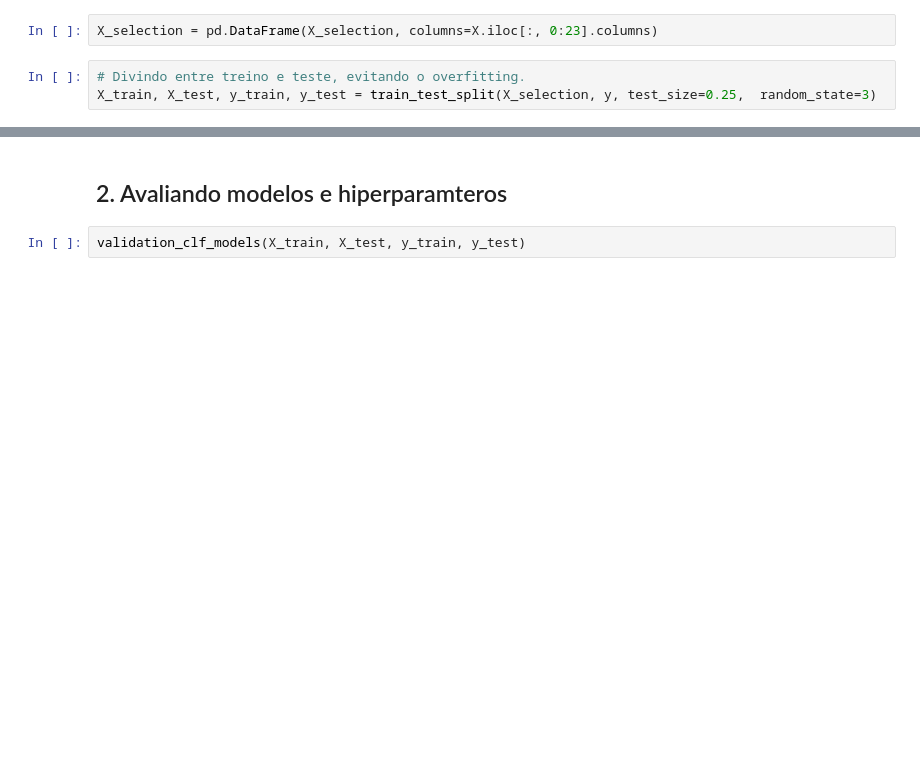
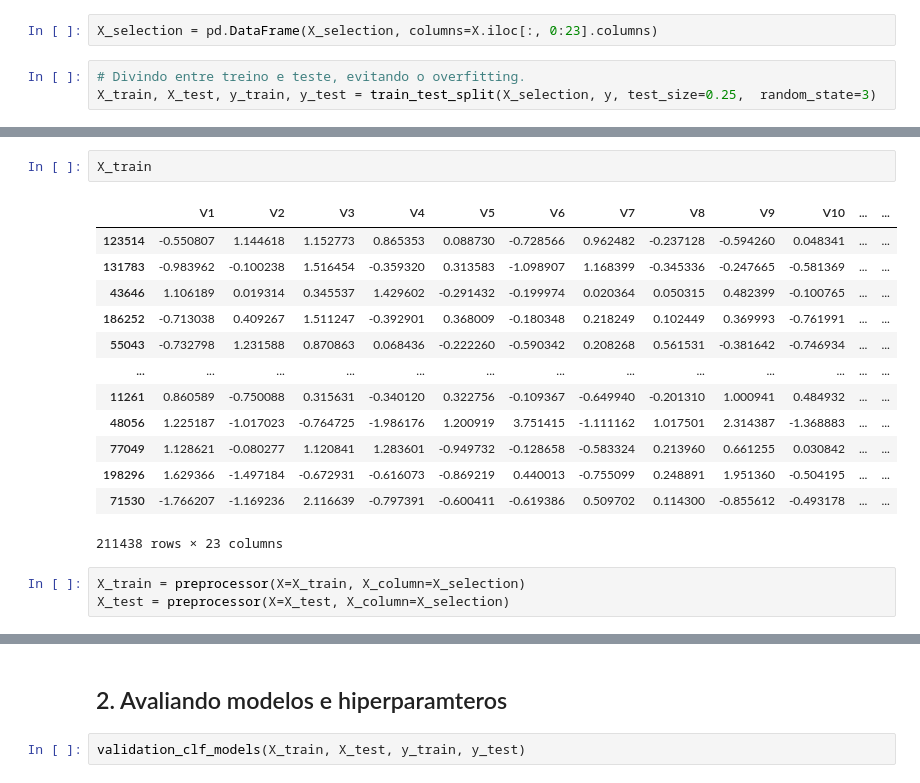
Before and after one commit to Gustavo-michel/Credit-Card-Fraud-Detection, a Jupyter notebook: notebooks/model.ipynb, the cells around one changed output, grey strips where cells are left out. Drawn from its saved outputs; the diff is of its cells as text; blank space fills up the shorter version.

```diff
--- a/notebooks/model.ipynb
+++ b/notebooks/model.ipynb
@@ -54,0 +80,19 @@ y_train.value_counts(), y_test.value_counts()
+# %%
+X_train
+# %% [output]
+|  | V1 | V2 | V3 | V4 | V5 | V6 | V7 | V8 | V9 | V10 | ... | ... |
+| 123514 | -0.550807 | 1.144618 | 1.152773 | 0.865353 | 0.088730 | -0.728566 | 0.962482 | -0.237128 | -0.594260 | 0.048341 | ... | ... |
+| 131783 | -0.983962 | -0.100238 | 1.516454 | -0.359320 | 0.313583 | -1.098907 | 1.168399 | -0.345336 | -0.247665 | -0.581369 | ... | ... |
+| 43646 | 1.106189 | 0.019314 | 0.345537 | 1.429602 | -0.291432 | -0.199974 | 0.020364 | 0.050315 | 0.482399 | -0.100765 | ... | ... |
+| 186252 | -0.713038 | 0.409267 | 1.511247 | -0.392901 | 0.368009 | -0.180348 | 0.218249 | 0.102449 | 0.369993 | -0.761991 | ... | ... |
+| 55043 | -0.732798 | 1.231588 | 0.870863 | 0.068436 | -0.222260 | -0.590342 | 0.208268 | 0.561531 | -0.381642 | -0.746934 | ... | ... |
+| ... | ... | ... | ... | ... | ... | ... | ... | ... | ... | ... | ... | ... |
+| 11261 | 0.860589 | -0.750088 | 0.315631 | -0.340120 | 0.322756 | -0.109367 | -0.649940 | -0.201310 | 1.000941 | 0.484932 | ... | ... |
+| 48056 | 1.225187 | -1.017023 | -0.764725 | -1.986176 | 1.200919 | 3.751415 | -1.111162 | 1.017501 | 2.314387 | -1.368883 | ... | ... |
+| 77049 | 1.128621 | -0.080277 | 1.120841 | 1.283601 | -0.949732 | -0.128658 | -0.583324 | 0.213960 | 0.661255 | 0.030842 | ... | ... |
+| 198296 | 1.629366 | -1.497184 | -0.672931 | -0.616073 | -0.869219 | 0.440013 | -0.755099 | 0.248891 | 1.951360 | -0.504195 | ... | ... |
+| 71530 | -1.766207 | -1.169236 | 2.116639 | -0.797391 | -0.600411 | -0.619386 | 0.509702 | 0.114300 | -0.855612 | -0.493178 | ... | ... |
+211438 rows × 23 columns
+# %%
+X_train = preprocessor(X=X_train, X_column=X_selection)
+X_test = preprocessor(X=X_test, X_column=X_selection)
```
Also changed, not shown: parts of 22 cells of this notebook, 3 other files.
